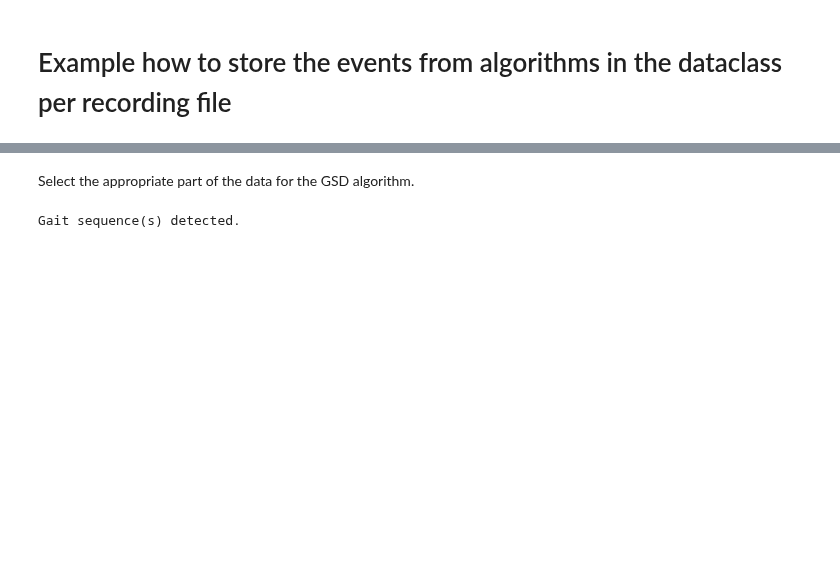
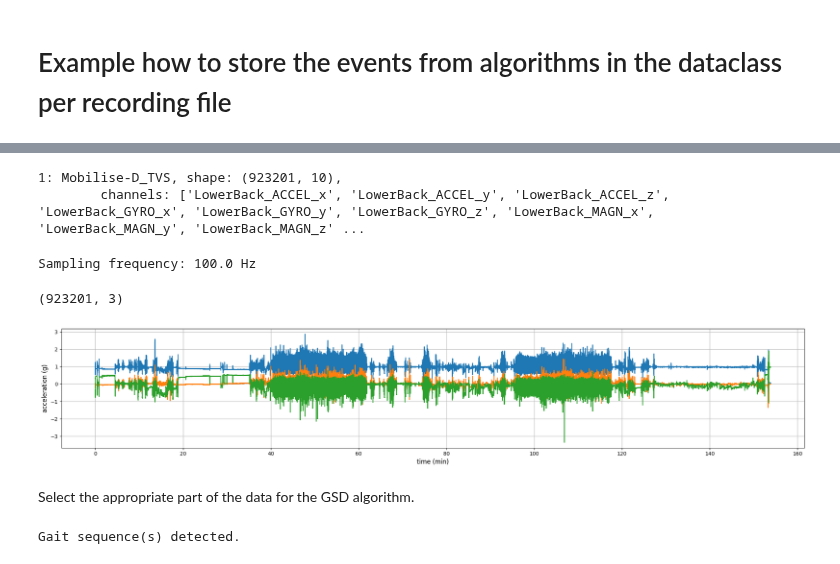
Before and after one commit to neurogeriatricskiel/KielMAT, a Jupyter notebook: examples/events_in_dataclass.ipynb, the cells around one changed output, grey strips where cells are left out. Cells and saved outputs as stored; diff of their text form; code cells hidden in the pictures; blank space fills up the shorter version.

```diff
--- a/examples/events_in_dataclass.ipynb
+++ b/examples/events_in_dataclass.ipynb
@@ -17,11 +16,10 @@ First we load the data and put the in the desired dataclasses.
 # %%
 # set path
-path_example = r"C:\Users\User\Desktop\kiel\NGMT\examples\data\exDataHasomed.csv"
+# path_example = r"C:\Users\User\Desktop\kiel\NGMT\examples\data\exDataHasomed.csv"
+path_example = "/home/robbin/Datasets/Mobilise-D/rawdata/sub-1008/Free-living/data.mat"
 
 # load data via the hasomed importer and returns a RecordingData object
-data = import_hasomed_imu(path_example)
-
-# select only data channels of type accceleration (ACCEL)
-type_oi = "ACCEL"
-acc = data.pick_channel_types(type_oi)
+# data = import_hasomed_imu(path_example)
+motion_data = mobilised.load_file(file_path=path_example)
+print(recording_data)
 # %% [output]
@@ -30,3 +41,31 @@ Time series has 3332 samples
+# %%
+for i in range(len(motion_data.data)):
+    print(f"{i+1:d}: {motion_data.data[i].name}, shape: {motion_data.data[i].data.shape}, \n\tchannels: {motion_data.data[i].channels.name}")
+# %% [output]
+1: Mobilise-D_TVS, shape: (923201, 10),
+        channels: ['LowerBack_ACCEL_x', 'LowerBack_ACCEL_y', 'LowerBack_ACCEL_z', 'LowerBack_GYRO_x', 'LowerBack_GYRO_y', 'LowerBack_GYRO_z', 'LowerBack_MAGN_x', 'LowerBack_MAGN_y', 'LowerBack_MAGN_z' ...
+# %%
+# select only data channels of type accceleration (ACCEL)
+type_oi = "ACCEL"
+acc = motion_data.data[0].pick_channel_types(type_oi)  # index 0 corresponds to the LowerBack
+fs = motion_data.data[0].sampling_frequency
+print(f"Sampling frequency: {fs} Hz")
+# %% [output]
+Sampling frequency: 100.0 Hz
+# %%
+acc.data.shape
+# %% [output]
+(923201, 3)
+# %%
+fig, ax = plt.subplots(figsize=(21, 4))
+ax.plot(np.arange(acc.data.shape[0])/fs/60, acc.data)
+ax.grid()
+ax.set_ylabel(f"acceleration (g)", fontsize=12)
+ax.set_xlabel(f"time (min)", fontsize=12)
+plt.tight_layout()
+plt.show()
+# %% [output]
+[figure, added]
 # %% [markdown]
 Select the appropriate part of the data for the GSD algorithm.
 # %%
```
Also changed, not shown: parts of 20 cells of this notebook, 1 other file.
